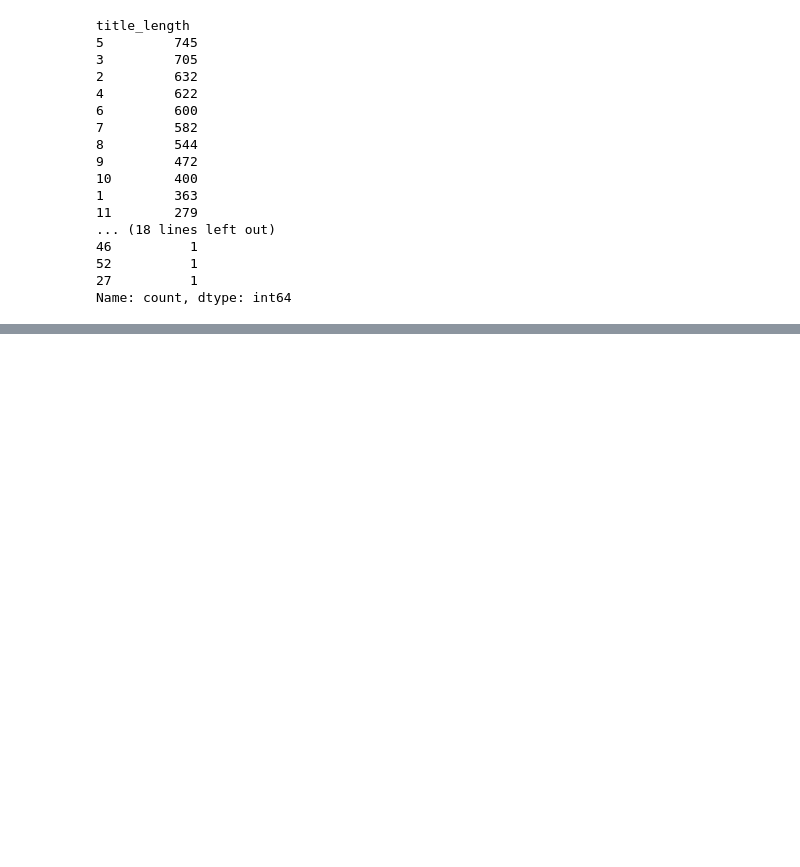
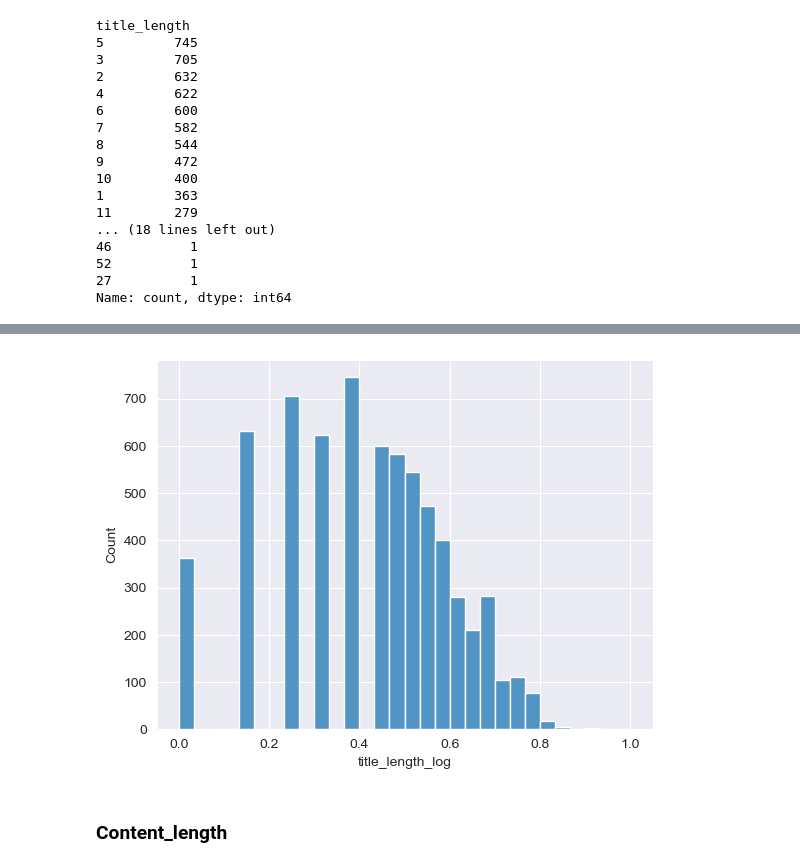
Before and after one commit to JingwenJennyLU/macs-thesis, a Jupyter notebook: draft.ipynb, the cells around one changed output, grey strips where cells are left out. Cells and saved outputs as stored; diff of their text form; code cells hidden in the pictures; blank space fills up the shorter version.

```diff
--- a/draft.ipynb
+++ b/draft.ipynb
@@ -419,0 +465,10 @@ Name: count, dtype: int64
+# %%
+# Normalize the feature
+zero_one_normalizer('title_length_log', df)
+
+# check the distribution after removing outliers
+histplot_for_discheck('title_length_log', df)
+# %% [output]
+[figure, added]
+# %% [markdown]
+### Content_length
```
Also changed, not shown: parts of 28 cells of this notebook.
